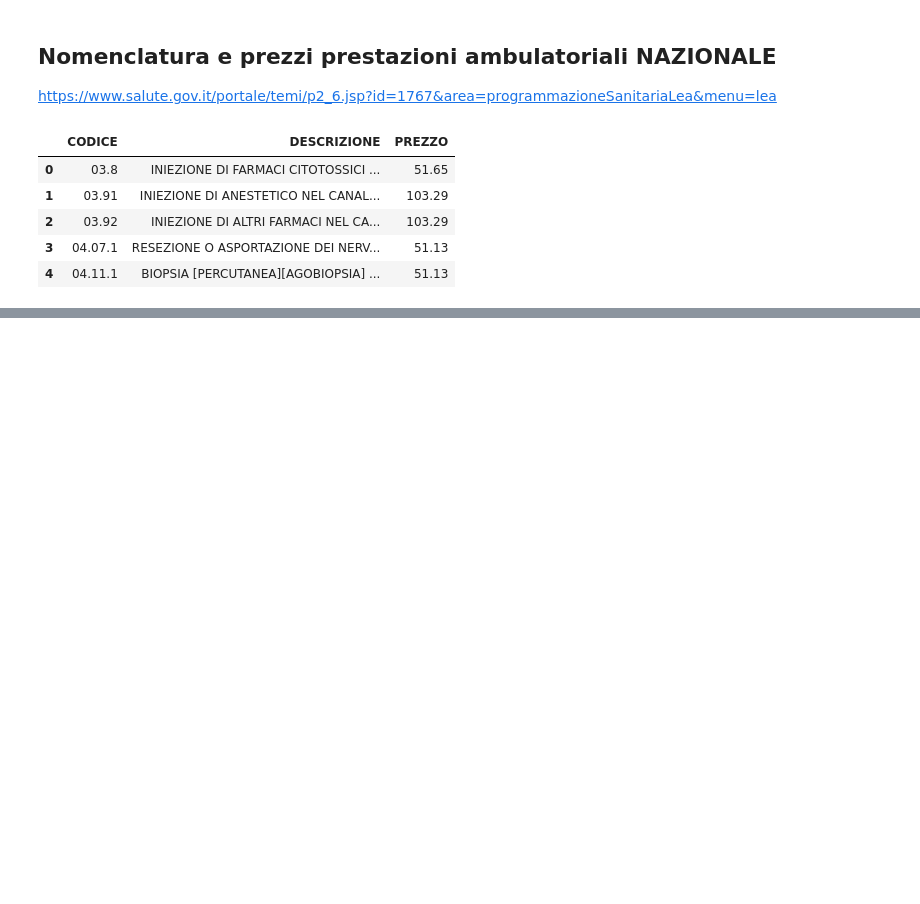
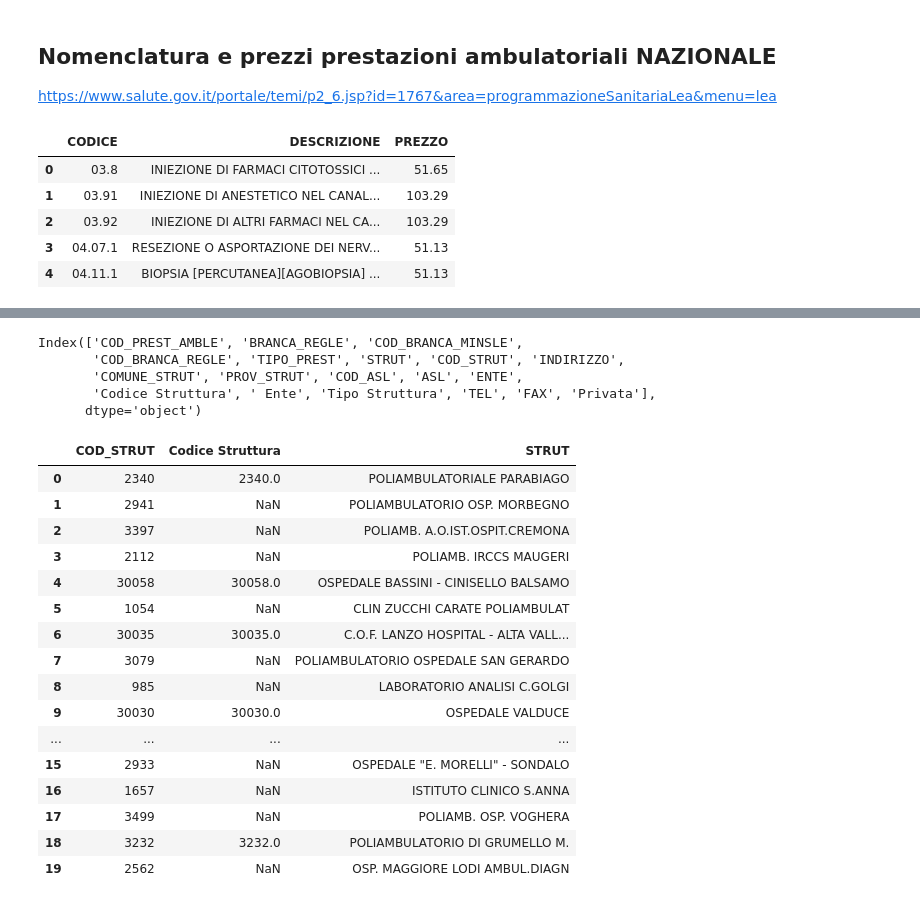
Before and after one commit to SimoneFarallo/Project_public_and_social_services, a Jupyter notebook: EDA_domains.ipynb, the cells around one changed output, grey strips where cells are left out. Saved outputs shown, nothing was run; the diff lists cells and outputs as text; code cells hidden in the pictures; blank space fills up the shorter version.

```diff
--- a/EDA_domains.ipynb
+++ b/EDA_domains.ipynb
@@ -23,3 +17,5 @@ You should consider upgrading via the 'c:\Users\Simone\AppData\Local\Programs\Py
 import pandas as pd
 import matplotlib.pyplot as plt
 import seaborn as sns
+# %%
+pd.set_option('display.max_rows', None)
@@ -145,0 +137,4 @@ prest_amb
+# %%
+#Prendiamo solo le colonne che potrebbero essere utili
+prest_amb = prest_amb[['COD_PREST_AMBLE','BRANCA_REGLE','COD_BRANCA_MINSLE','COD_BRANCA_REGLE','TIPO_PREST','STRUT','COD_STRUT','INDIRIZZO','COMUNE_STRUT','PROV_STRUT','COD_ASL','ASL','ENTE',]]
+prest_amb.head()
@@ -200,3 +202,7 @@ contatore(strut_accr)
  'Privata': {'duplicati': 1024, 'nulli': 0, 'unici': 2},
  'Abilitata a Cert. Sportiva': {'duplicati': 1024, 'nulli': 0, 'unici': 2},
  'Numero Registro Regionale ': {'duplicati': 378, 'nulli': 0, 'unici': 648}}
+# %%
+#Teniamo solo le colonne che ci servono
+strut_accr = strut_accr[['Codice Struttura',' Ente','Tipo Struttura','TEL','FAX','Privata']]
+strut_accr.head()
@@ -254,0 +338,3 @@ nom_nazionale.head()
+# %%
+merg1 = prest_amb.merge(strut_accr ,how='left', left_on='COD_STRUT', right_on='Codice Struttura')
+display(merg1.head(5))
@@ -254,0 +390,29 @@ nom_nazionale.head()
+# %%
+merg1.columns
+# %% [output]
+Index(['COD_PREST_AMBLE', 'BRANCA_REGLE', 'COD_BRANCA_MINSLE',
+       'COD_BRANCA_REGLE', 'TIPO_PREST', 'STRUT', 'COD_STRUT', 'INDIRIZZO',
+       'COMUNE_STRUT', 'PROV_STRUT', 'COD_ASL', 'ASL', 'ENTE',
+       'Codice Struttura', ' Ente', 'Tipo Struttura', 'TEL', 'FAX', 'Privata'],
+      dtype='object')
+# %%
+check_merg1 = merg1[['COD_STRUT','Codice Struttura','STRUT']]
+display(check_merg1.head(20))
+# %% [output]
+|  | COD_STRUT | Codice Struttura | STRUT |
+| 0 | 2340 | 2340.0 | POLIAMBULATORIALE PARABIAGO |
+| 1 | 2941 | NaN | POLIAMBULATORIO OSP. MORBEGNO |
+| 2 | 3397 | NaN | POLIAMB. A.O.IST.OSPIT.CREMONA |
+| 3 | 2112 | NaN | POLIAMB. IRCCS MAUGERI |
+| 4 | 30058 | 30058.0 | OSPEDALE BASSINI - CINISELLO BALSAMO |
+| 5 | 1054 | NaN | CLIN ZUCCHI CARATE POLIAMBULAT |
+| 6 | 30035 | 30035.0 | C.O.F. LANZO HOSPITAL - ALTA VALL... |
+| 7 | 3079 | NaN | POLIAMBULATORIO OSPEDALE SAN GERARDO |
+| 8 | 985 | NaN | LABORATORIO ANALISI C.GOLGI |
+| 9 | 30030 | 30030.0 | OSPEDALE VALDUCE |
+| ... | ... | ... | ... |
+| 15 | 2933 | NaN | OSPEDALE "E. MORELLI" - SONDALO |
+| 16 | 1657 | NaN | ISTITUTO CLINICO S.ANNA |
+| 17 | 3499 | NaN | POLIAMB. OSP. VOGHERA |
+| 18 | 3232 | 3232.0 | POLIAMBULATORIO DI GRUMELLO M. |
+| 19 | 2562 | NaN | OSP. MAGGIORE LODI AMBUL.DIAGN |
```
Also changed, not shown: parts of 37 cells of this notebook, 1 other file.
